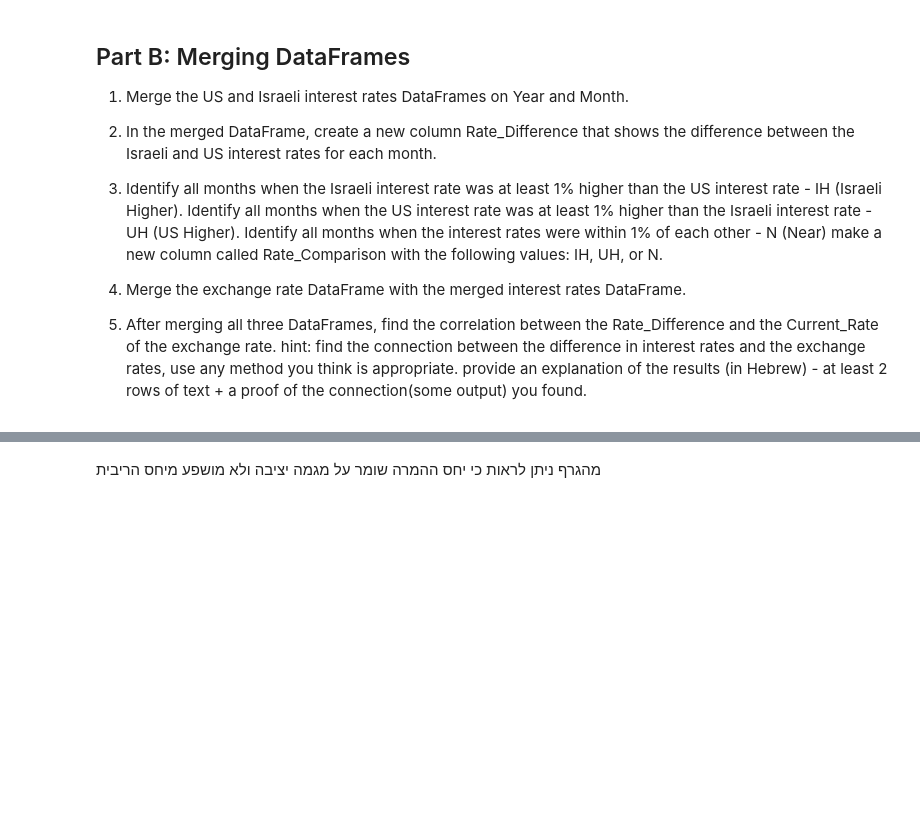
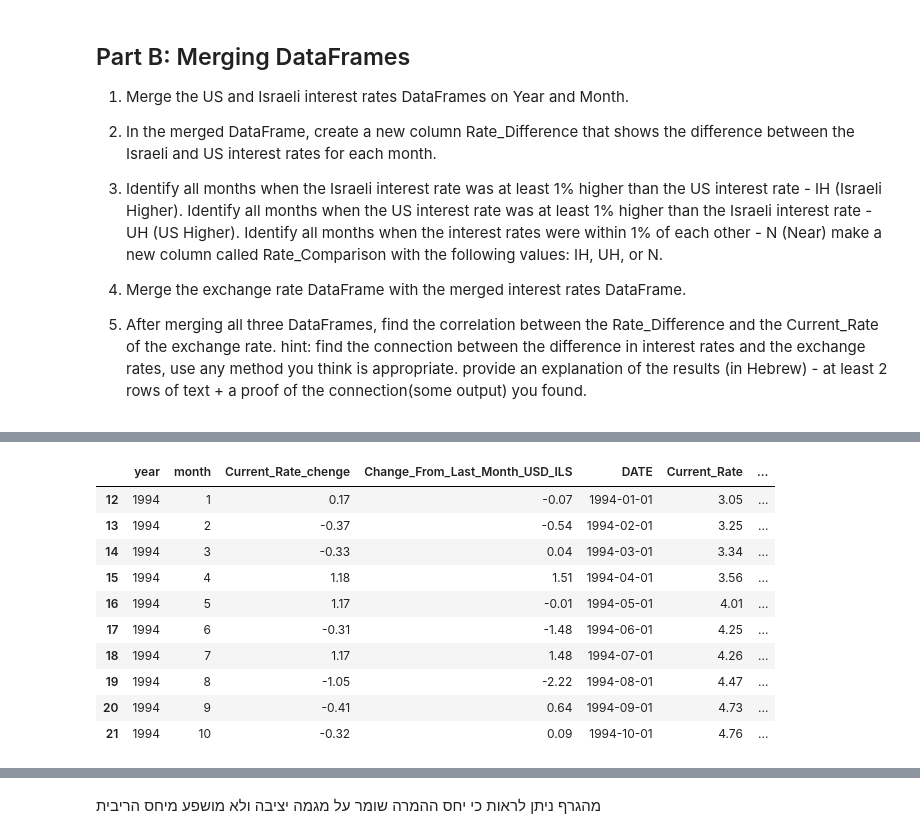
Before and after one commit to bezalelstern/pandas_test, a Jupyter notebook: solutions.ipynb, the cells around one changed output, grey strips where cells are left out. Drawn from its saved outputs; the diff is of its cells as text; code cells hidden in the pictures; blank space fills up the shorter version.

```diff
--- a/solutions.ipynb
+++ b/solutions.ipynb
@@ -112,9 +165,21 @@ marge_df['Rate_Differenc'] = marge_df['Current_Rate'] - marge_df['OBS_VALUE']
 # %%
 # B - 4
 # your code here
 total_marge = pd.merge(chenge, marge_df, on = ['year','month'], how = 'left')
 total_marge = total_marge[12:361]
-total_marge.head(100)
+total_marge.head(10)
+# %% [output]
+|  | year | month | Current_Rate_chenge | Change_From_Last_Month_USD_ILS | DATE | Current_Rate | ... |
+| 12 | 1994 | 1 | 0.17 | -0.07 | 1994-01-01 | 3.05 | ... |
+| 13 | 1994 | 2 | -0.37 | -0.54 | 1994-02-01 | 3.25 | ... |
+| 14 | 1994 | 3 | -0.33 | 0.04 | 1994-03-01 | 3.34 | ... |
+| 15 | 1994 | 4 | 1.18 | 1.51 | 1994-04-01 | 3.56 | ... |
+| 16 | 1994 | 5 | 1.17 | -0.01 | 1994-05-01 | 4.01 | ... |
+| 17 | 1994 | 6 | -0.31 | -1.48 | 1994-06-01 | 4.25 | ... |
+| 18 | 1994 | 7 | 1.17 | 1.48 | 1994-07-01 | 4.26 | ... |
+| 19 | 1994 | 8 | -1.05 | -2.22 | 1994-08-01 | 4.47 | ... |
+| 20 | 1994 | 9 | -0.41 | 0.64 | 1994-09-01 | 4.73 | ... |
+| 21 | 1994 | 10 | -0.32 | 0.09 | 1994-10-01 | 4.76 | ... |
 # %%
 # B - 5
 # your code here
```
Also changed, not shown: parts of 10 cells of this notebook, 1 other file.
